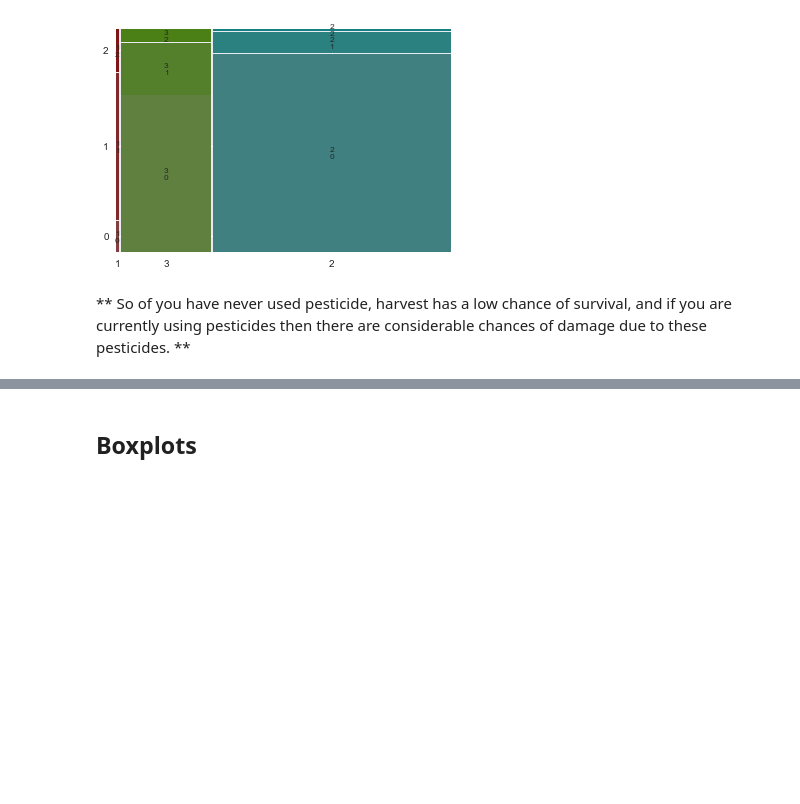
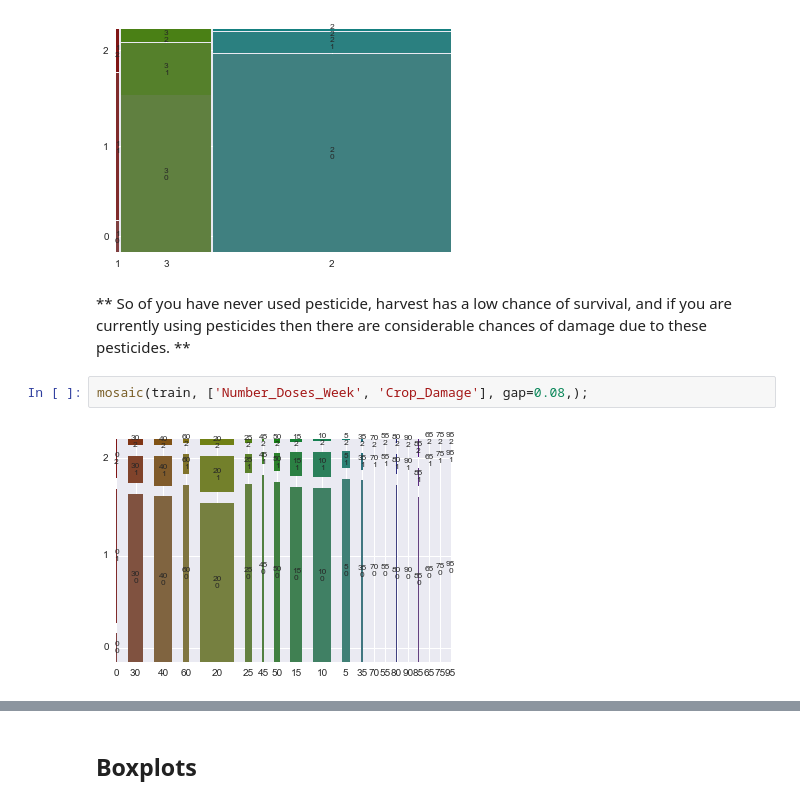
Before and after one commit to numb3r33/av-practice, a Jupyter notebook: last_man_standing/analysis.ipynb, the cells around one changed output, grey strips where cells are left out. Saved outputs shown, nothing was run; the diff lists cells and outputs as text; blank space fills up the shorter version.

```diff
--- a/last_man_standing/analysis.ipynb
+++ b/last_man_standing/analysis.ipynb
@@ -156,3 +213,7 @@ mosaic(train, ['Pesticide_Use_Category', 'Crop_Damage']);
 [figure]
 # %% [markdown]
 ** So of you have never used pesticide, harvest has a low chance of survival, and if you are currently using pesticides then there are considerable chances of damage due to these pesticides. **
+# %%
+mosaic(train, ['Number_Doses_Week', 'Crop_Damage'], gap=0.08,);
+# %% [output]
+[figure, added]
```
Also changed, not shown: parts of 44 cells of this notebook, 2 other files.
